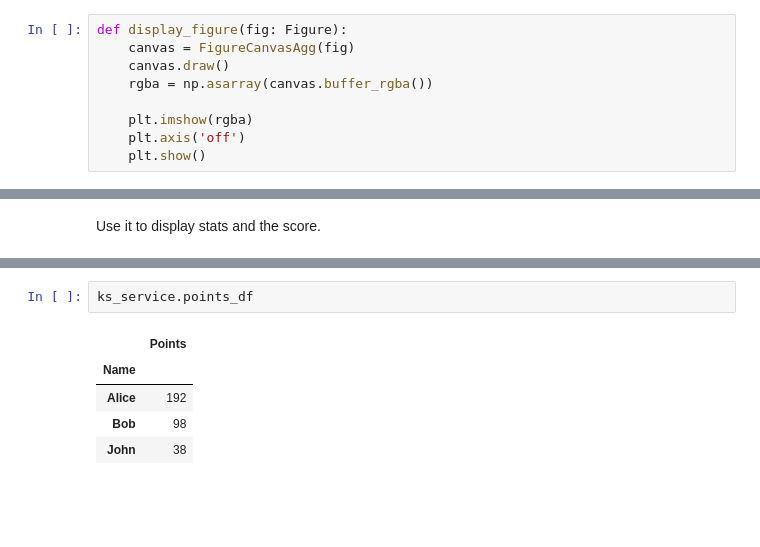
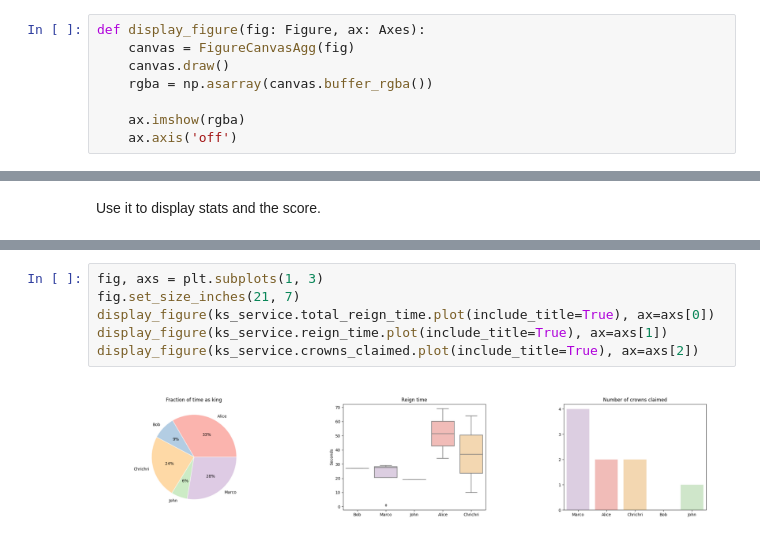
Before and after one commit to Wolgamonox/koth-ping-pong-website, a Jupyter notebook: koth_stats/example/koth_stats_example.ipynb, the cells around one changed output, grey strips where cells are left out. Saved outputs shown, nothing was run; the diff lists cells and outputs as text; blank space fills up the shorter version.

```diff
--- a/koth_stats/example/koth_stats_example.ipynb
+++ b/koth_stats/example/koth_stats_example.ipynb
@@ -17,14 +19,13 @@ import koth_stats.stats as ks
 # %% [markdown]
 Helper function to display a ``figure.Figure`` into a ``pyplot`` figure.
 # %%
-def display_figure(fig: Figure):
+def display_figure(fig: Figure, ax: Axes):
     canvas = FigureCanvasAgg(fig)
     canvas.draw()
     rgba = np.asarray(canvas.buffer_rgba())
 
-    plt.imshow(rgba)
-    plt.axis('off')
-    plt.show()
+    ax.imshow(rgba)
+    ax.axis('off')
 # %% [markdown]
 ## Examples
 # %% [markdown]
@@ -62,8 +63,8 @@ display_figure(ks_service.total_reign_time.plot())
-# %%
-ks_service.points_df
-# %% [output]
-|  | Points |
-| Name |  |
-| Alice | 192 |
-| Bob | 98 |
-| John | 38 |
+# %%
+fig, axs = plt.subplots(1, 3)
+fig.set_size_inches(21, 7)
+display_figure(ks_service.total_reign_time.plot(include_title=True), ax=axs[0])
+display_figure(ks_service.reign_time.plot(include_title=True), ax=axs[1])
+display_figure(ks_service.crowns_claimed.plot(include_title=True), ax=axs[2])
+# %% [output]
+[figure, added]
```
Also changed, not shown: parts of 7 cells of this notebook, 1 other file.
